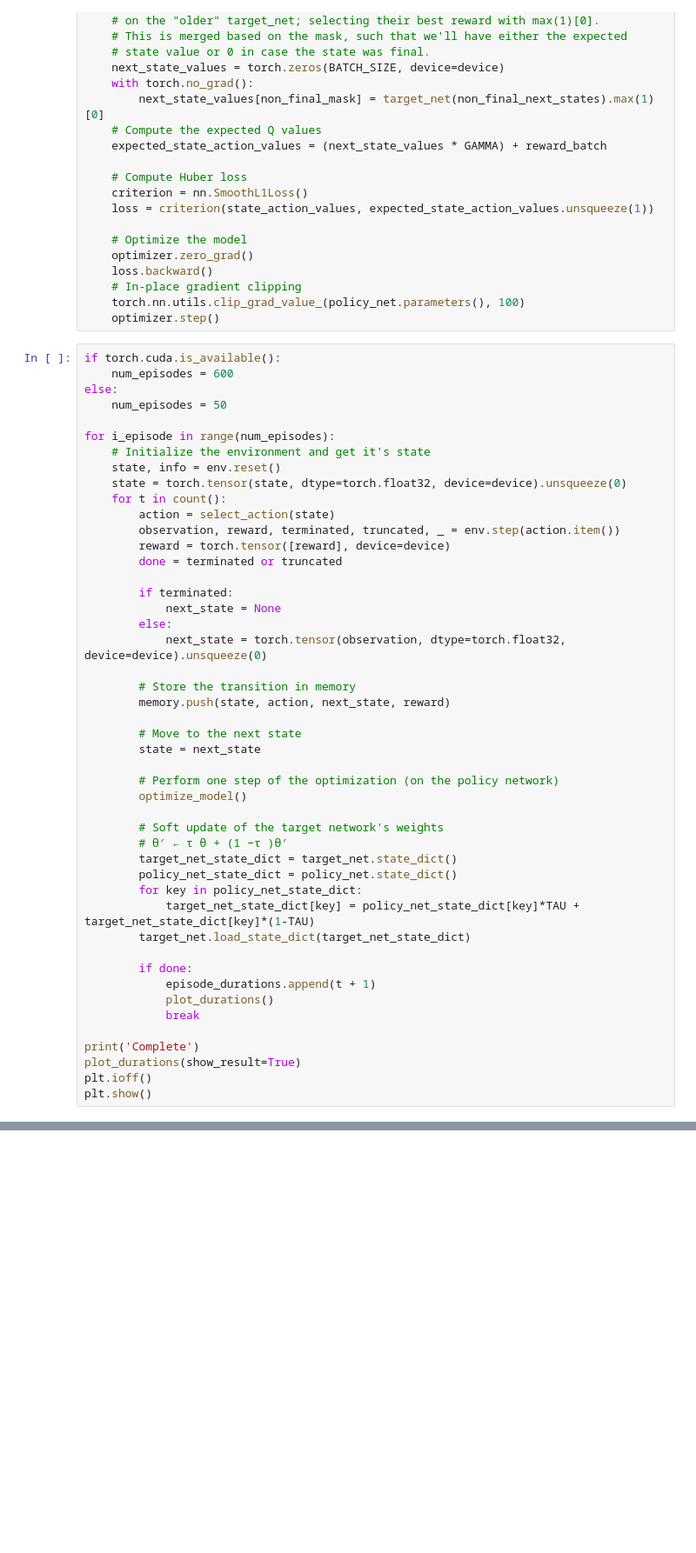
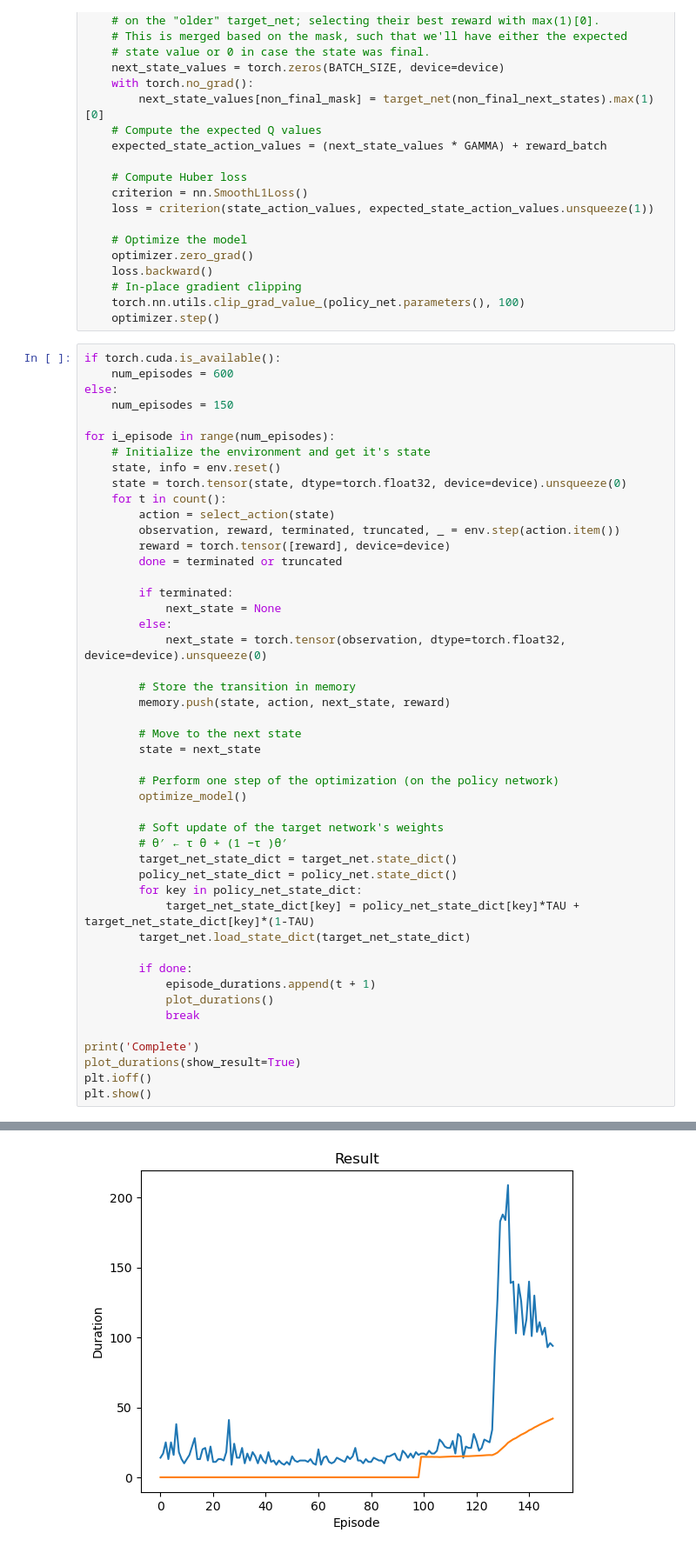
Before and after one commit to JAndreB/ML-DL-Projects, a Jupyter notebook: Cartpole_v1.ipynb, the cells around one changed output, grey strips where cells are left out. Shown: that part at 87% size. Cells and saved outputs as stored; diff of their text form; blank space fills up the shorter version.

Commit message:
Updated Cartpol to rune 150 episodes on CPU for Linux

```diff
--- a/Cartpole_v1.ipynb
+++ b/Cartpole_v1.ipynb
@@ -183,7 +183,7 @@ def optimize_model():
 if torch.cuda.is_available():
     num_episodes = 600
 else:
-    num_episodes = 50
+    num_episodes = 150
 
 for i_episode in range(num_episodes):
     # Initialize the environment and get it's state
@@ -226,3 +226,4 @@ print('Complete')
 plot_durations(show_result=True)
 plt.ioff()
 plt.show()
+# %% [output]
@@ -228,0 +231 @@ plt.show()
+[figure, added]
```
Also changed, not shown: parts of 1 cell of this notebook.
